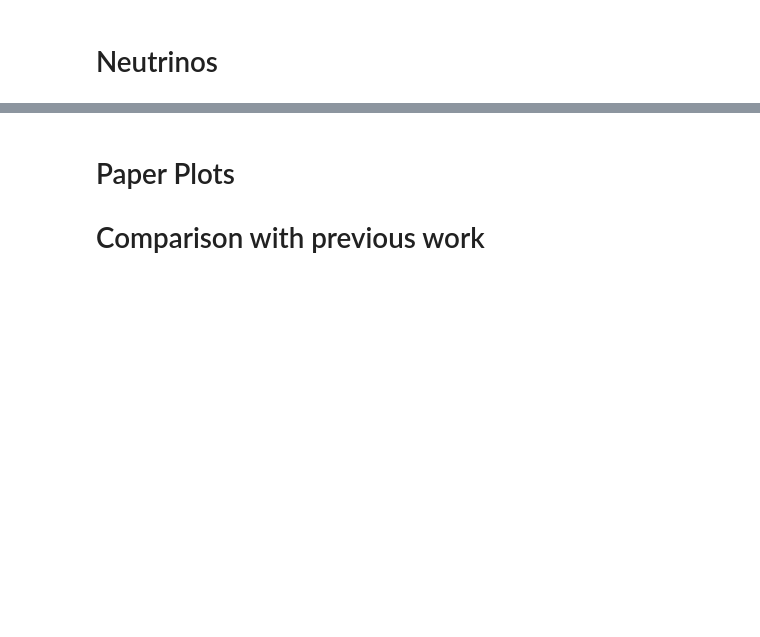
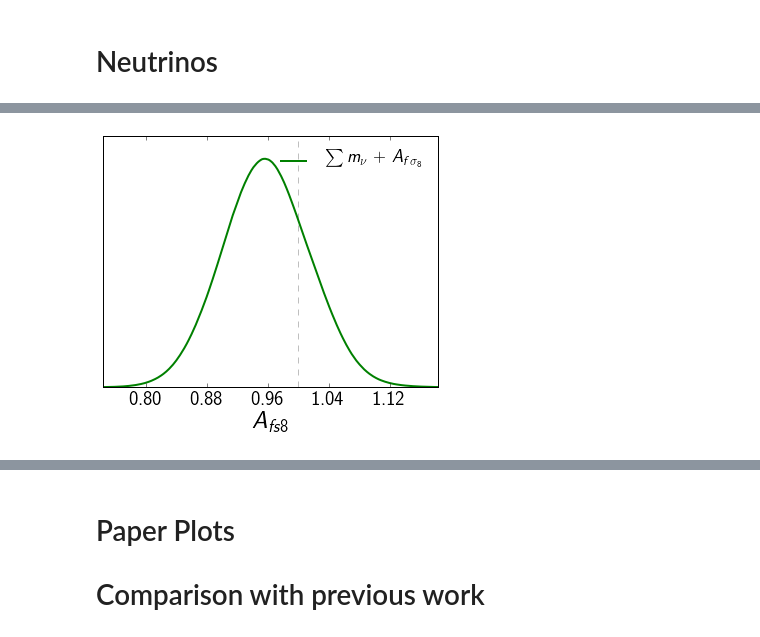
Before and after one commit to ja-vazquez/BOSS_files, a Jupyter notebook: DR12/dr12_constraints.ipynb, the cells around one changed output, grey strips where cells are left out. Cells and saved outputs as stored; diff of their text form; code cells hidden in the pictures; blank space fills up the shorter version.

```diff
--- a/DR12/dr12_constraints.ipynb
+++ b/DR12/dr12_constraints.ipynb
@@ -188,3 +174,20 @@ Removed 0.1 as burn in
+# %%
+roots = ['mnu_Afs8_PLK+DR12+ALLB']
+
+g = plots.getSinglePlotter(chain_dir= dir_name, analysis_settings={'smooth_scale_1D': -1, 'ignore_rows': 0.3} )
+g.settings.axes_fontsize = 20
+g.settings.lab_fontsize = 25
+g.settings.alpha_filled_add =0.9
+g.settings.legend_fontsize = 18
+g.settings.legend_frame = False
+g.add_x_marker(1)
+g.plot_1d(roots, 'Afs8', legend_labels=False, colors = ['green', 'gray', 'red', 'blue'])
+g.add_legend([  '$\sum m_{\\nu}$ + $A_{f\sigma_8}$',
+             ],
+               legend_loc='upper right')
+g.export('Afs8_mnu.pdf')
+# %% [output]
+[figure, added]
 # %%
 roots = ['Neff_Alens_Afs8_PLK+DR12', 'Neff_Alens_PLK+DR12',  'Neff_Afs8_PLK+DR12', 'Neff_PLK+DR12']
 
```
Also changed, not shown: parts of 3 cells of this notebook.
